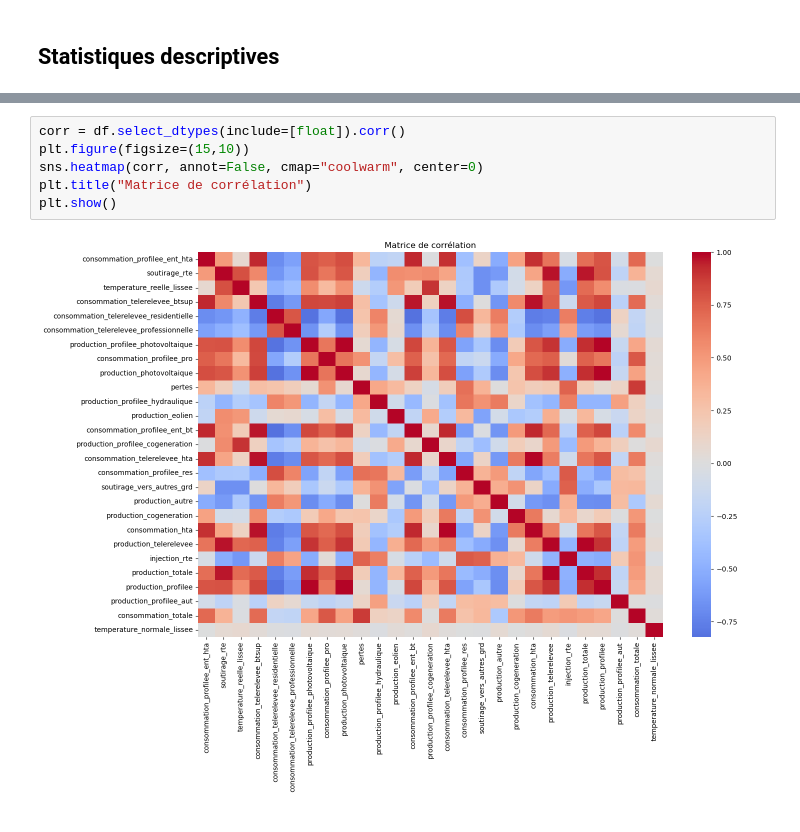
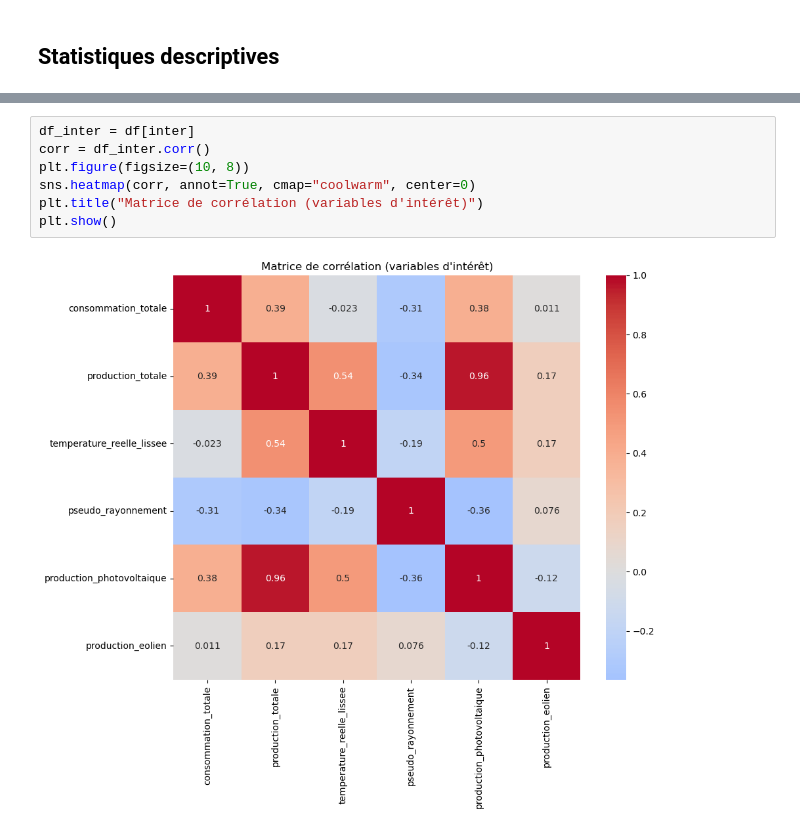
Before and after one commit to rachidsahli/predis, a Jupyter notebook: notebooks/analyse_exploratoire.ipynb, the cells around one changed output, grey strips where cells are left out. Saved outputs shown, nothing was run; the diff lists cells and outputs as text.

```diff
--- a/notebooks/analyse_exploratoire.ipynb
+++ b/notebooks/analyse_exploratoire.ipynb
@@ -123,8 +123,9 @@ plt.show()
 # %%
-corr = df.select_dtypes(include=[float]).corr()
-plt.figure(figsize=(15,10))
-sns.heatmap(corr, annot=False, cmap="coolwarm", center=0)
-plt.title("Matrice de corrélation")
+df_inter = df[inter]
+corr = df_inter.corr()
+plt.figure(figsize=(10, 8))
+sns.heatmap(corr, annot=True, cmap="coolwarm", center=0)
+plt.title("Matrice de corrélation (variables d'intérêt)")
 plt.show()
 # %% [output]
-[figure, old version]
+[figure, new version]
```
Also changed, not shown: parts of 4 cells of this notebook, 2 other files.
